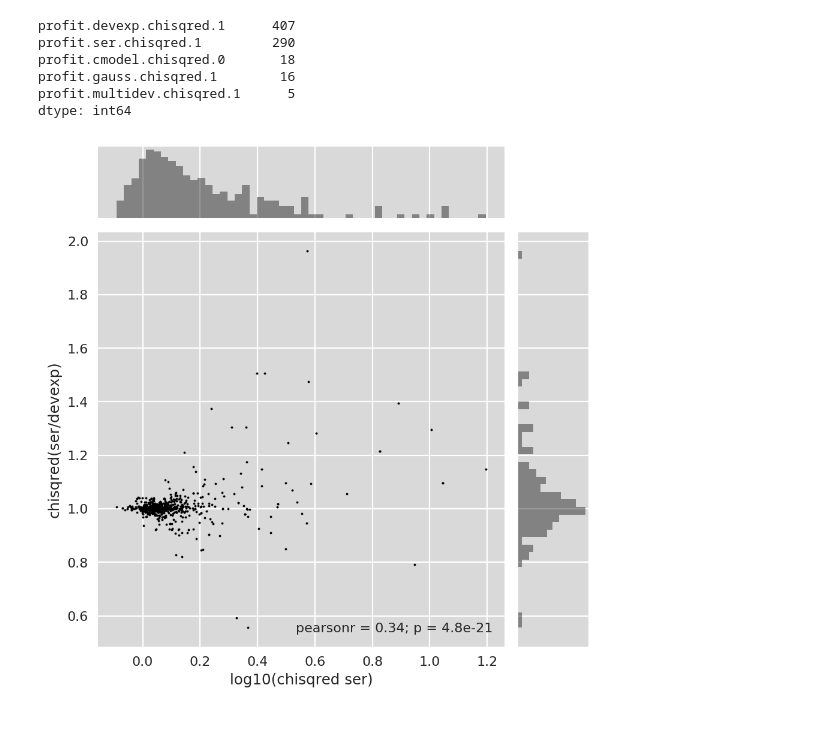
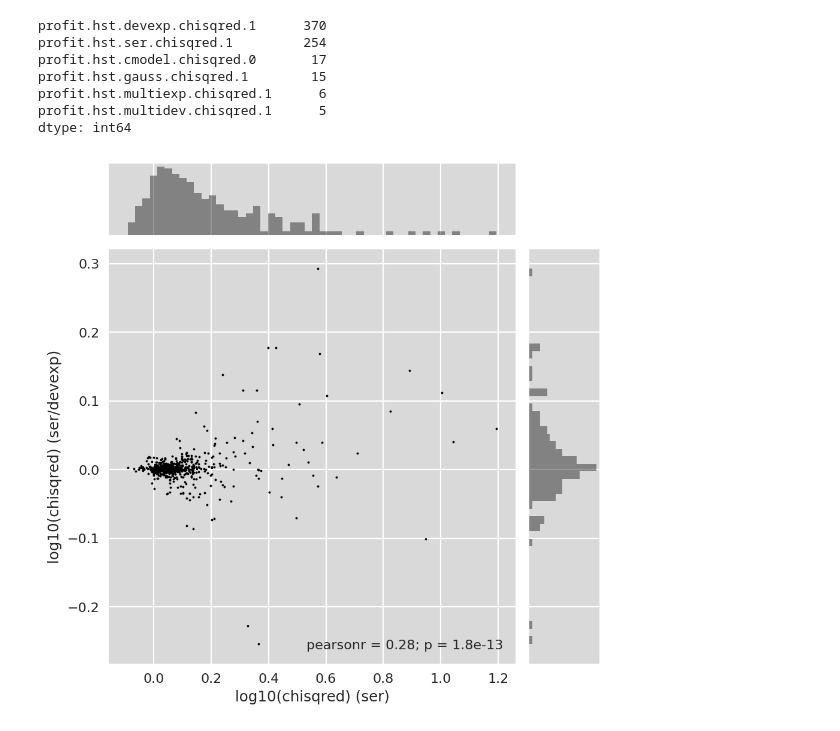
Before and after one commit to lsst-dm/modelling_research, a Jupyter notebook: jupyternotebooks/cosmos_hst_analysis.ipynb, the cells around one changed output. Saved outputs shown, nothing was run; the diff lists cells and outputs as text; code cells hidden in the pictures.

Commit message:
Added multiexp/dev models and more plots comparing Sersic vs exp/dev

```diff
--- a/jupyternotebooks/cosmos_hst_analysis.ipynb
+++ b/jupyternotebooks/cosmos_hst_analysis.ipynb
@@ -70,8 +71,10 @@ idxprofitunlog = range(4)
 idxprofitunlogtwo = list(np.concatenate([np.arange(4), 7 + np.arange(4)]))
 idxparamsprofit = {
     "gauss": (idxprofit, idxprofitunlog),
+    "multiexp": (idxprofit, idxprofitunlog),
     "exp": (idxprofit, idxprofitunlog),
     "multidev": (idxprofit, idxprofitunlog),
+    "dev": (idxprofit, idxprofitunlog),
     "ser": (idxprofit, idxprofitunlog),
     "cmodel": (idxprofittwo, idxprofitunlogtwo),
     "devexp": (idxprofittwo, idxprofitunlogtwo),
@@ -80,7 +83,7 @@ paramsser = ["flux", "re", "n", "q", "phi", "x0", "y0"]
 models = {
     "single": {
         "cosmos": ["ser"],
-        "profit": ["gauss", "exp", "multidev", "ser"],
+        "profit": ["gauss", "multiexp", "exp", "multidev", "dev", "ser"],
     },
     "double": {
         "cosmos": ["devexp"],
@@ -91,7 +94,6 @@ modellers = {
     "cosmos": [None],
     "profit": sources,
 }
-print(modellers)
 colnames = {
     modeller if src is None else ".".join([modeller, src]):
         [".".join([model, param]) for model in models["single"][modeller] for param in paramsser] +
@@ -99,7 +101,6 @@ colnames = {
          [comp + "." + param for comp in ["exp", "dev"] for param in paramsser]]
     for modeller, srcs in modellers.items() for src in srcs
 }
-print(colnames)
 colnames = (["id", "ra", "dec"] +
             [".".join(["cosmos", param]) for param in params["cosmos"]] +
             [".".join(["profit", src, model, param, str(idx)])
@@ -126,8 +125,9 @@ rows = []
 for datatab in data:
     appended = 0
     for idx in datatab:
-        hasfits = True
+        hasfits = False
         if isinstance(datatab[idx], dict) and idx in indexmap:
+            hasfits = True
             row = [idx] + list(rgcfits[idx][1:3])
             rec = ccat.getParametricRecord(indexmap[idx])
             row += [rec[param] for param in params["cosmos"]]
@@ -238,27 +239,29 @@ for prefixx, prefixy, varnames in prefixes:
 # %%
 # Which are the best models?
 modelsprofit = models["single"]["profit"] + models["double"]["profit"]
 chisqredcols = {
     model: ".".join(["profit", "hst", model, "chisqred",
                      "0" if model == "cmodel" else "1"])
     for model in modelsprofit
 }
 modelbest = tab[list(chisqredcols.values())].idxmin(axis=1)
 modelbestcounts = modelbest.value_counts()
 print(modelbestcounts)
 for colx, coly in [("ser", "devexp"), ("ser", "cmodel"), ("devexp", "cmodel")]:
     sns.jointplot(
         x=np.log10(tab[chisqredcols[colx]]),
-        y=tab[chisqredcols[colx]]/tab[chisqredcols[coly]],
+        y=np.log10(tab[chisqredcols[colx]]/tab[chisqredcols[coly]]),
         color="k", joint_kws={'marker': '.', 's': 8},
         marginal_kws={'hist_kws': {'log': True}},
     ).set_axis_labels(
-        'log10(chisqred {})'.format(colx), 'chisqred({}/{})'.format(colx, coly))
+        'log10(chisqred) ({})'.format(colx),
+        'log10(chisqred) ({}/{})'.format(colx, coly))
 # %% [output]
-profit.devexp.chisqred.1      407
-profit.ser.chisqred.1         290
-profit.cmodel.chisqred.0       18
-profit.gauss.chisqred.1        16
-profit.multidev.chisqred.1      5
+profit.hst.devexp.chisqred.1      370
+profit.hst.ser.chisqred.1         254
+profit.hst.cmodel.chisqred.0       17
+profit.hst.gauss.chisqred.1        15
+profit.hst.multiexp.chisqred.1      6
+profit.hst.multidev.chisqred.1      5
 dtype: int64
-[figure, old version]
+[figure, new version]
```
Also changed, not shown: parts of 6 cells of this notebook, 1 other file.
